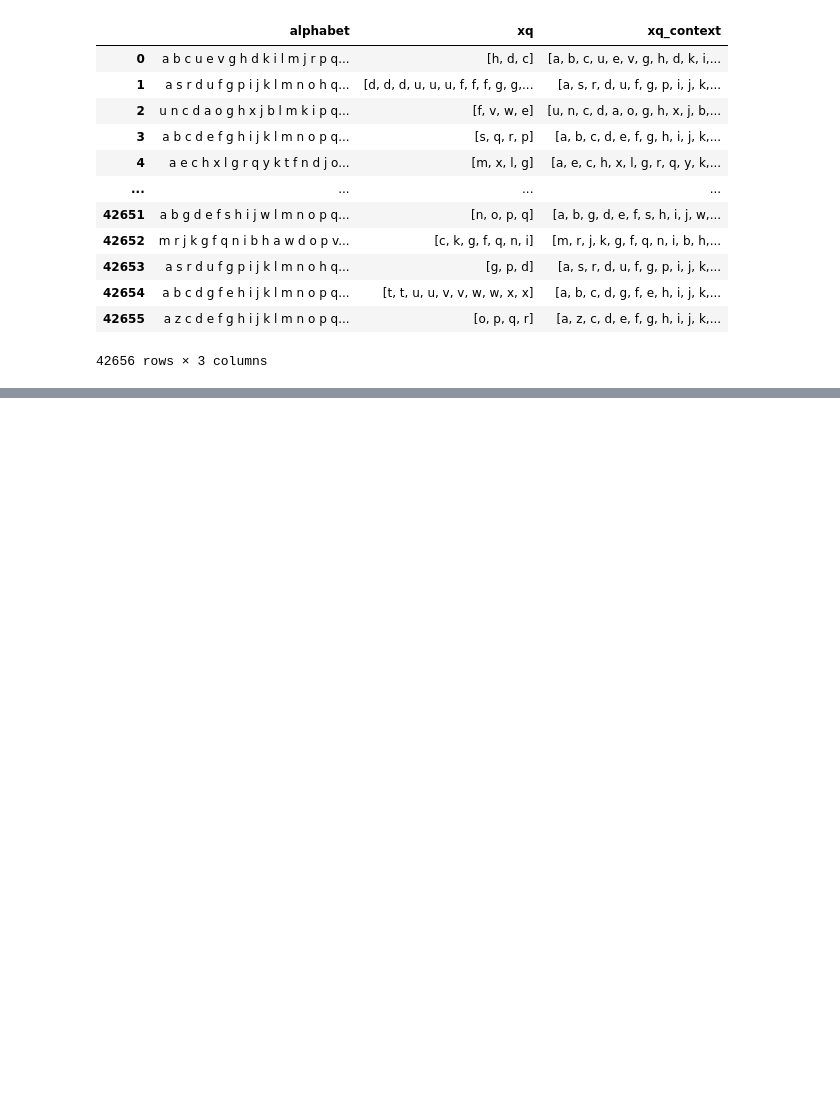
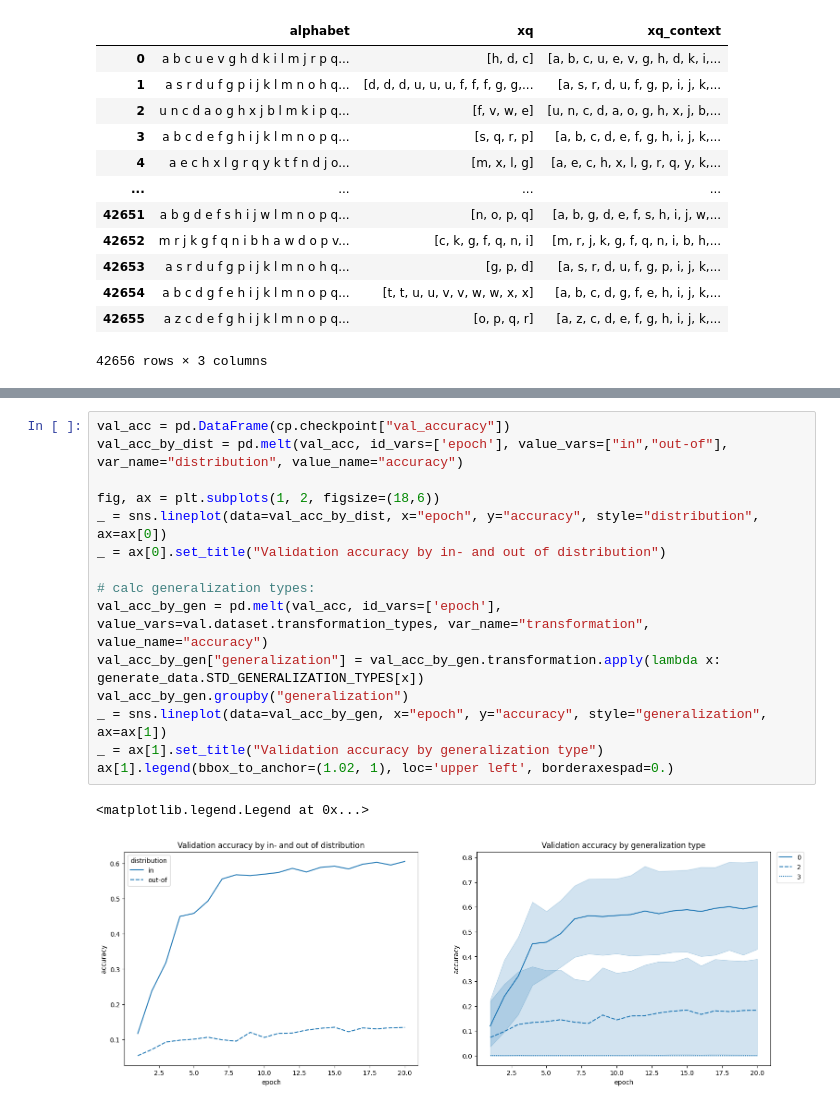
Before and after one commit to philipp-hellwig/MLC-letter-string-analogies, a Jupyter notebook: analyses/all_trans.ipynb, the cells around one changed output, grey strips where cells are left out. Saved outputs shown, nothing was run; the diff lists cells and outputs as text; blank space fills up the shorter version.

```diff
--- a/analyses/all_trans.ipynb
+++ b/analyses/all_trans.ipynb
@@ -564,0 +599,18 @@ pred_data.loc[:, ["alphabet","xq","xq_context"]]
+# %%
+val_acc = pd.DataFrame(cp.checkpoint["val_accuracy"])
+val_acc_by_dist = pd.melt(val_acc, id_vars=['epoch'], value_vars=["in","out-of"], var_name="distribution", value_name="accuracy")
+
+fig, ax = plt.subplots(1, 2, figsize=(18,6))
+_ = sns.lineplot(data=val_acc_by_dist, x="epoch", y="accuracy", style="distribution", ax=ax[0])
+_ = ax[0].set_title("Validation accuracy by in- and out of distribution")
+
+# calc generalization types:
+val_acc_by_gen = pd.melt(val_acc, id_vars=['epoch'], value_vars=val.dataset.transformation_types, var_name="transformation", value_name="accuracy")
+val_acc_by_gen["generalization"] = val_acc_by_gen.transformation.apply(lambda x: generate_data.STD_GENERALIZATION_TYPES[x])
+val_acc_by_gen.groupby("generalization")
+_ = sns.lineplot(data=val_acc_by_gen, x="epoch", y="accuracy", style="generalization", ax=ax[1])
+_ = ax[1].set_title("Validation accuracy by generalization type")
+ax[1].legend(bbox_to_anchor=(1.02, 1), loc='upper left', borderaxespad=0.)
+# %% [output]
+<matplotlib.legend.Legend at 0x...>
+[figure, added]
```
Also changed, not shown: parts of 5 cells of this notebook, 4 other files.
